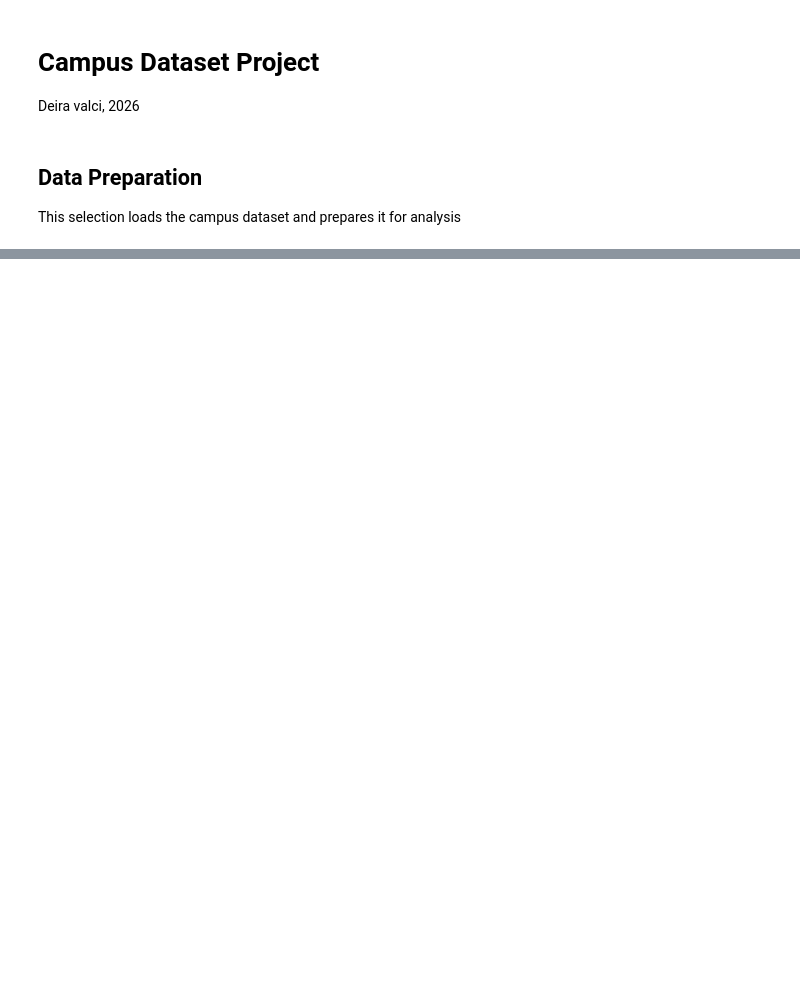
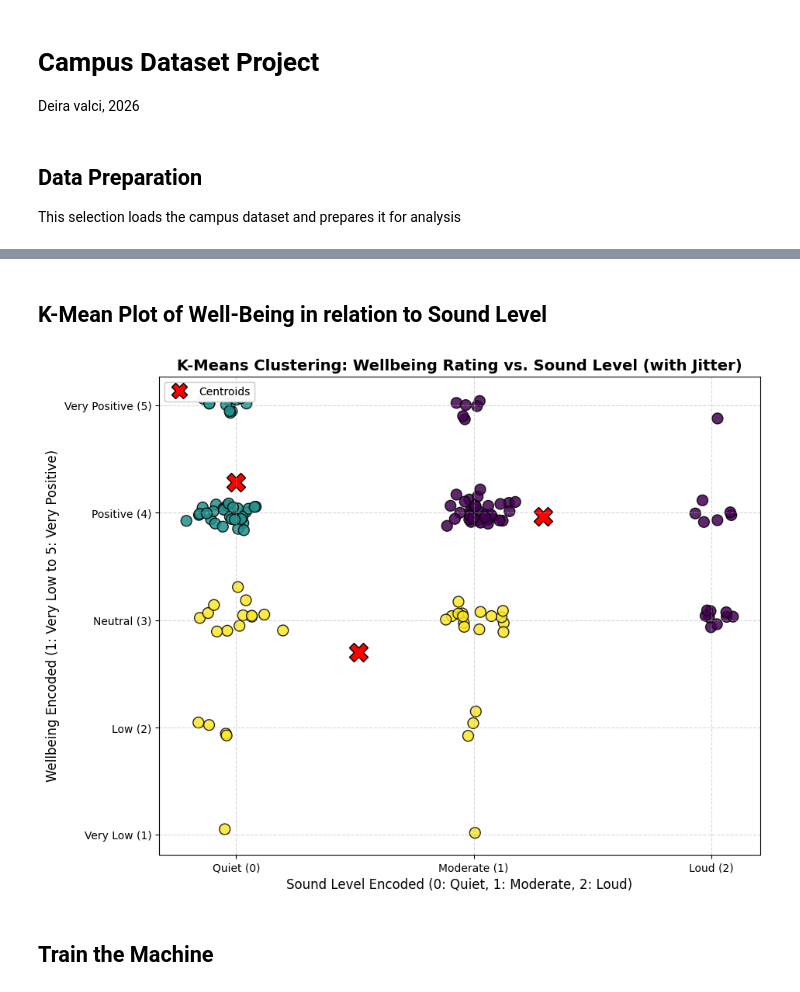
Before and after one commit to deira-v/MachineLearningwPython, a Jupyter notebook: CampusDataProject.ipynb, the cells around one changed output, grey strips where cells are left out. Drawn from its saved outputs; the diff is of its cells as text; code cells hidden in the pictures; blank space fills up the shorter version.

```diff
--- a/CampusDataProject.ipynb
+++ b/CampusDataProject.ipynb
@@ -145,0 +302,59 @@ Name: count, dtype: int64
+# %% [markdown]
+## **K-Mean Plot of Well-Being in relation to Sound Level**
+# %%
+import numpy as np
+from sklearn.cluster import KMeans
+
+# Ensure we have our clean encoded dataframe
+df_encoded = df[['sound_level_encoded', 'wellbeing_encoded']].dropna().copy()
+
+# Fit K-Means on the 2D data (e.g., k=3 clusters)
+kmeans = KMeans(n_clusters=3, random_state=42, n_init=10)
+df_encoded['cluster'] = kmeans.fit_predict(df_encoded)
+
+# Adding random jitter to visualize discrete values without overlapping
+np.random.seed(42)
+jitter_x = np.random.normal(0, 0.08, size=len(df_encoded))
+jitter_y = np.random.normal(0, 0.08, size=len(df_encoded))
+
+plt.figure(figsize=(10, 8))
+
+# Scatter plot colored by K-Means cluster assignment
+scatter = plt.scatter(
+    df_encoded['sound_level_encoded'] + jitter_x,
+    df_encoded['wellbeing_encoded'] + jitter_y,
+    c=df_encoded['cluster'],
+    cmap='viridis',
+    s=100,
+    alpha=0.85,
+    edgecolors='black'
+)
+
+# Plot the centroids
+centroids = kmeans.cluster_centers_
+plt.scatter(
+    centroids[:, 0],
+    centroids[:, 1],
+    c='red',
+    marker='X',
+    s=300,
+    label='Centroids',
+    edgecolors='black'
+)
+
+plt.title('K-Means Clustering: Wellbeing Rating vs. Sound Level (with Jitter)', fontsize=14, fontweight='bold')
+plt.xlabel('Sound Level Encoded (0: Quiet, 1: Moderate, 2: Loud)', fontsize=12)
+plt.ylabel('Wellbeing Encoded (1: Very Low to 5: Very Positive)', fontsize=12)
+plt.xticks([0, 1, 2], ['Quiet (0)', 'Moderate (1)', 'Loud (2)'])
+plt.yticks([1, 2, 3, 4, 5], ['Very Low (1)', 'Low (2)', 'Neutral (3)', 'Positive (4)', 'Very Positive (5)'])
+
+# Legend for clusters and centroids
+plt.legend(*scatter.legend_elements(), title="Clusters", loc="lower left")
+plt.gca().add_artist(plt.legend([plt.Line2D([0], [0], marker='X', color='red', linestyle='', markersize=15, markeredgecolor='black')], ['Centroids'], loc='upper left'))
+
+plt.grid(True, linestyle='--', alpha=0.5)
+plt.show()
+# %% [output]
+[figure, added]
+# %% [markdown]
+## **Train the Machine**
```
Also changed, not shown: parts of 34 cells of this notebook.
